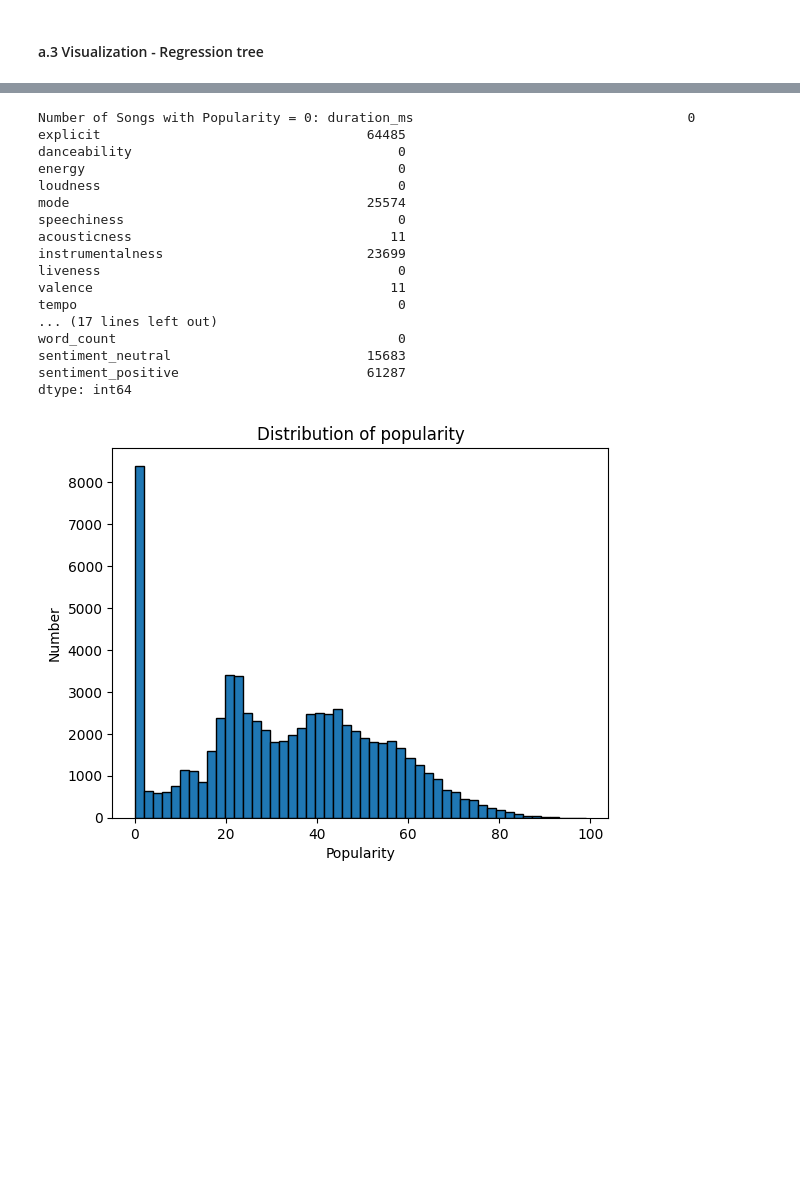
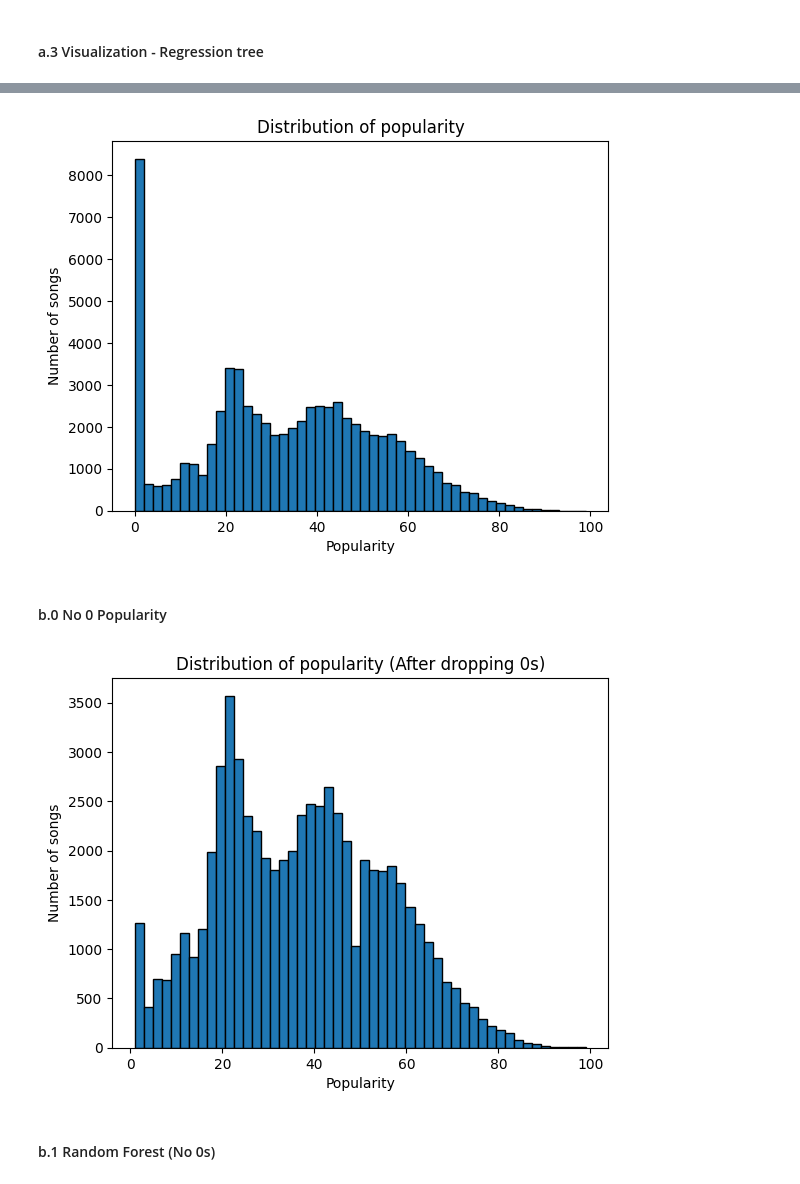
Before and after one commit to clara-opp/datamining_group12, a Jupyter notebook: DataMining.ipynb, the cells around one changed output, grey strips where cells are left out. Saved outputs shown, nothing was run; the diff lists cells and outputs as text; code cells hidden in the pictures; blank space fills up the shorter version.

```diff
--- a/DataMining.ipynb
+++ b/DataMining.ipynb
@@ -191,10 +192,10 @@ count_zeros = (X_train == 0).sum()
 total = len(y_train)
 percent_zeros = count_zeros / total * 100
 
-print(f"Number of Songs with Popularity = 0: {count_zeros}")
+# print(f"Number of Songs with Popularity = 0: {count_zeros}")
 # print(f"procent with Popularity = 0: {percent_zeros:.1f}%")
 
-# visualize
+# Visualize
 import matplotlib.pyplot as plt
 plt.hist(y_train, bins=50, edgecolor='black')
 plt.xlabel('Popularity')
@@ -202,21 +203,51 @@ plt.ylabel('Number of songs')
 plt.title('Distribution of popularity')
 plt.show()
 # %% [output]
-Number of Songs with Popularity = 0: duration_ms                                   0
-explicit                                  64485
-danceability                                  0
-energy                                        0
-loudness                                      0
-mode                                      25574
-speechiness                                   0
-acousticness                                 11
-instrumentalness                          23699
-liveness                                      0
-valence                                      11
-tempo                                         0
-... (17 lines left out)
-word_count                                    0
-sentiment_neutral                         15683
-sentiment_positive                        61287
-dtype: int64
-[figure, old version]
+[figure, new version]
+# %% [markdown]
+#### b.0 No 0 Popularity
+# %%
+# We are merging the train and test data again
+zero_train = pd.concat([X_train, y_train["popularity"]], axis=1)
+zero_test = pd.concat([X_test, y_test["popularity"]], axis=1)
+
+# # Test if merging was complete
+# zero_train.head()
+# zero_test.head()
+
+# Dropping 0 popularity of zero_train and zero_test
+drop_index = zero_train[zero_train['popularity'] == 0].index
+zero_train = zero_train.drop(drop_index)
+
+drop_index = zero_test[zero_test['popularity'] == 0].index
+zero_test = zero_test.drop(drop_index)
+
+# Checking that 0s are removed
+zero_train[zero_train['popularity']==0]
+
+# Re-dropping popularity feature:
+zero_y_train = zero_train[['popularity']] # Double [] to make it a dataframe
+zero_X_train = zero_train.drop(columns=['popularity'])
+
+zero_y_test = zero_test[['popularity']] # Double [] to make it a dataframe
+zero_X_test = zero_test.drop(columns=['popularity'])
+# %%
+# Check for popularity again
+count_zeros = (zero_X_train == 0).sum()
+total = len(zero_y_train)
+percent_zeros = count_zeros / total * 100
+
+# print(f"Number of Songs with Popularity = 0: {count_zeros}")
+# print(f"procent with Popularity = 0: {percent_zeros:.1f}%")
+
+# Visualize
+import matplotlib.pyplot as plt
+plt.hist(zero_y_train, bins=50, edgecolor='black')
+plt.xlabel('Popularity')
+plt.ylabel('Number of songs')
+plt.title('Distribution of popularity (After dropping 0s)')
+plt.show()
+# %% [output]
+[figure, added]
+# %% [markdown]
+#### b.1 Random Forest (No 0s)
```
Also changed, not shown: parts of 19 cells of this notebook, 5 other files.
